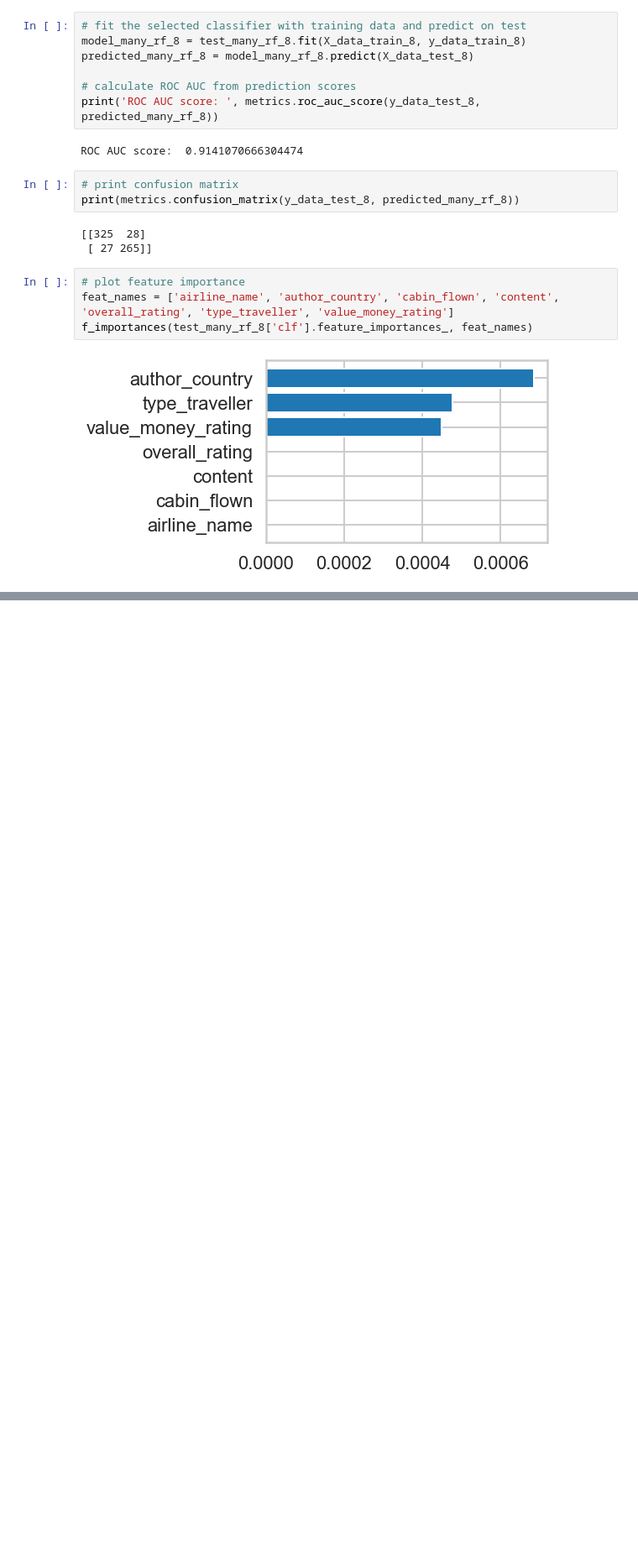
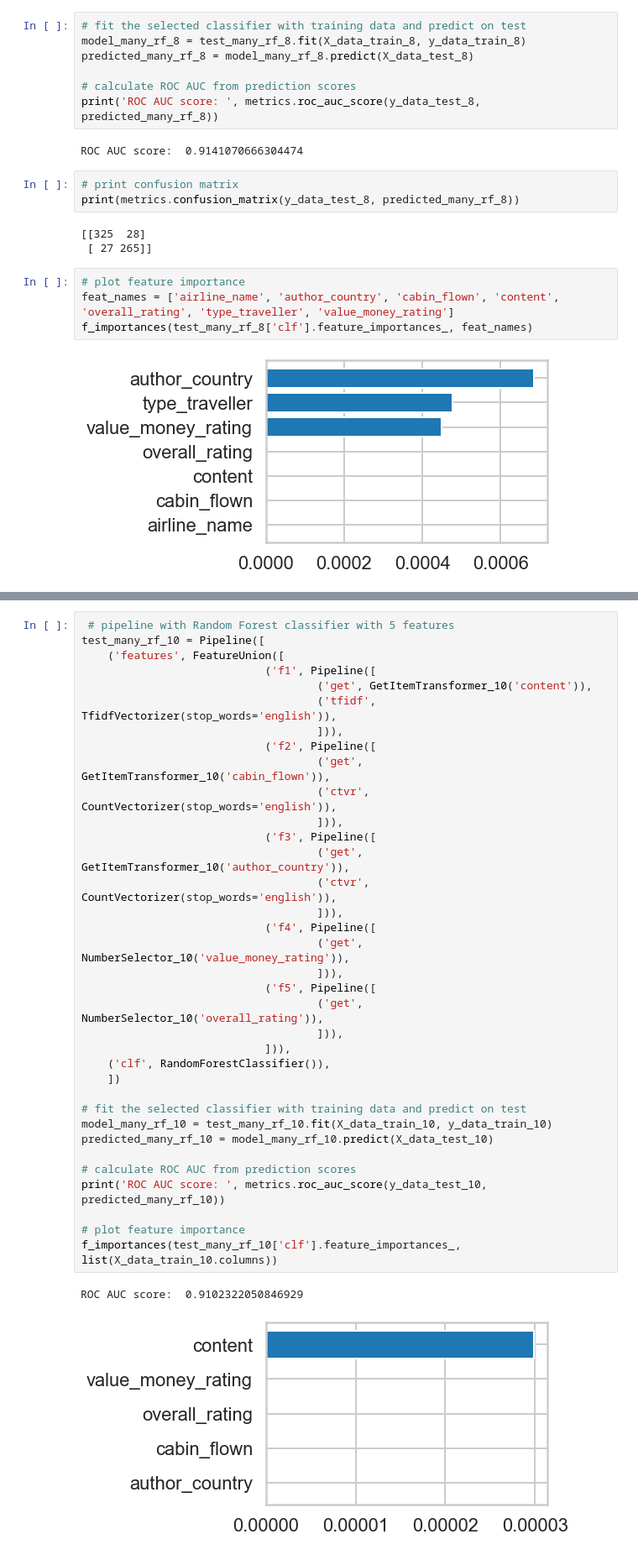
Before and after one commit to monikakrajnc/Capstone-Project-2, a Jupyter notebook: CP2_Naive_Bayes_V3.ipynb, the cells around one changed output, grey strips where cells are left out. Shown at 84% size. Saved outputs shown, nothing was run; the diff lists cells and outputs as text; blank space fills up the shorter version.

```diff
--- a/CP2_Naive_Bayes_V3.ipynb
+++ b/CP2_Naive_Bayes_V3.ipynb
@@ -2272,0 +2555,38 @@ f_importances(test_many_rf_8['clf'].feature_importances_, feat_names)
+# %%
+ # pipeline with Random Forest classifier with 5 features
+test_many_rf_10 = Pipeline([
+    ('features', FeatureUnion([
+                            ('f1', Pipeline([
+                                    ('get', GetItemTransformer_10('content')),
+                                    ('tfidf', TfidfVectorizer(stop_words='english')),
+                                    ])),
+                            ('f2', Pipeline([
+                                    ('get', GetItemTransformer_10('cabin_flown')),
+                                    ('ctvr', CountVectorizer(stop_words='english')),
+                                    ])),
+                            ('f3', Pipeline([
+                                    ('get', GetItemTransformer_10('author_country')),
+                                    ('ctvr', CountVectorizer(stop_words='english')),
+                                    ])),
+                            ('f4', Pipeline([
+                                    ('get', NumberSelector_10('value_money_rating')),
+                                    ])),
+                            ('f5', Pipeline([
+                                    ('get', NumberSelector_10('overall_rating')),
+                                    ])),
+                            ])),
+    ('clf', RandomForestClassifier()),
+    ])
+
+# fit the selected classifier with training data and predict on test
+model_many_rf_10 = test_many_rf_10.fit(X_data_train_10, y_data_train_10)
+predicted_many_rf_10 = model_many_rf_10.predict(X_data_test_10)
+
+# calculate ROC AUC from prediction scores
+print('ROC AUC score: ', metrics.roc_auc_score(y_data_test_10, predicted_many_rf_10))
+
+# plot feature importance
+f_importances(test_many_rf_10['clf'].feature_importances_, list(X_data_train_10.columns))
+# %% [output]
+ROC AUC score:  0.9102322050846929
+[figure, added]
```
Also changed, not shown: parts of 33 cells of this notebook.
